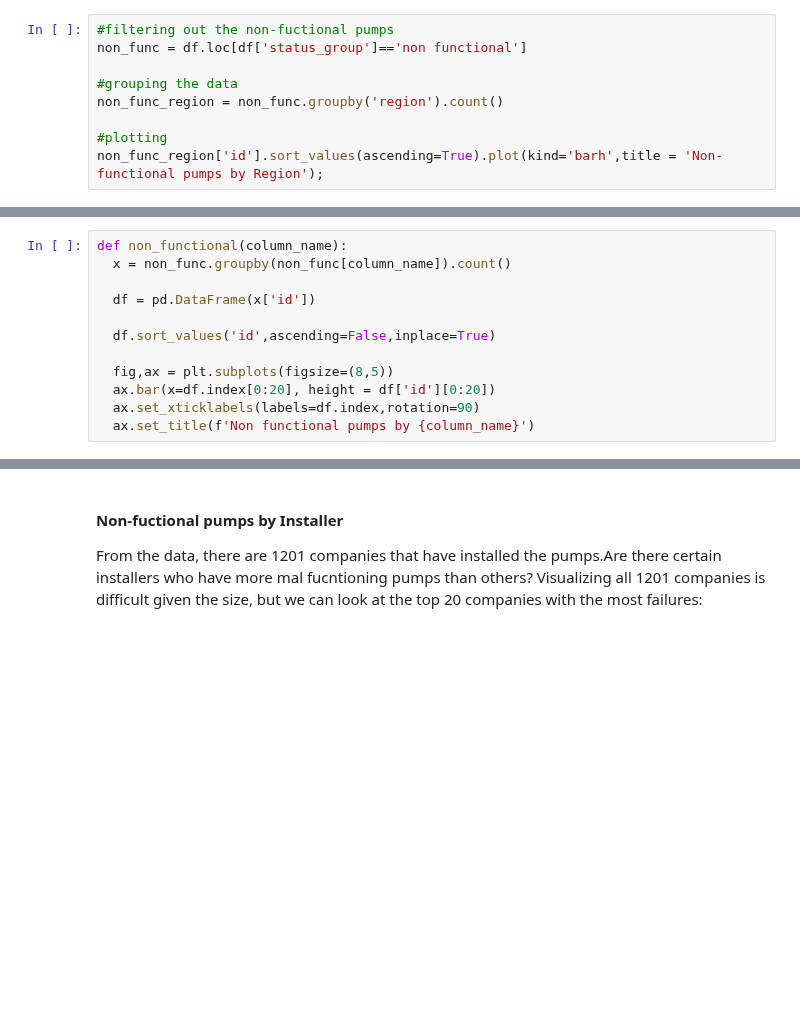
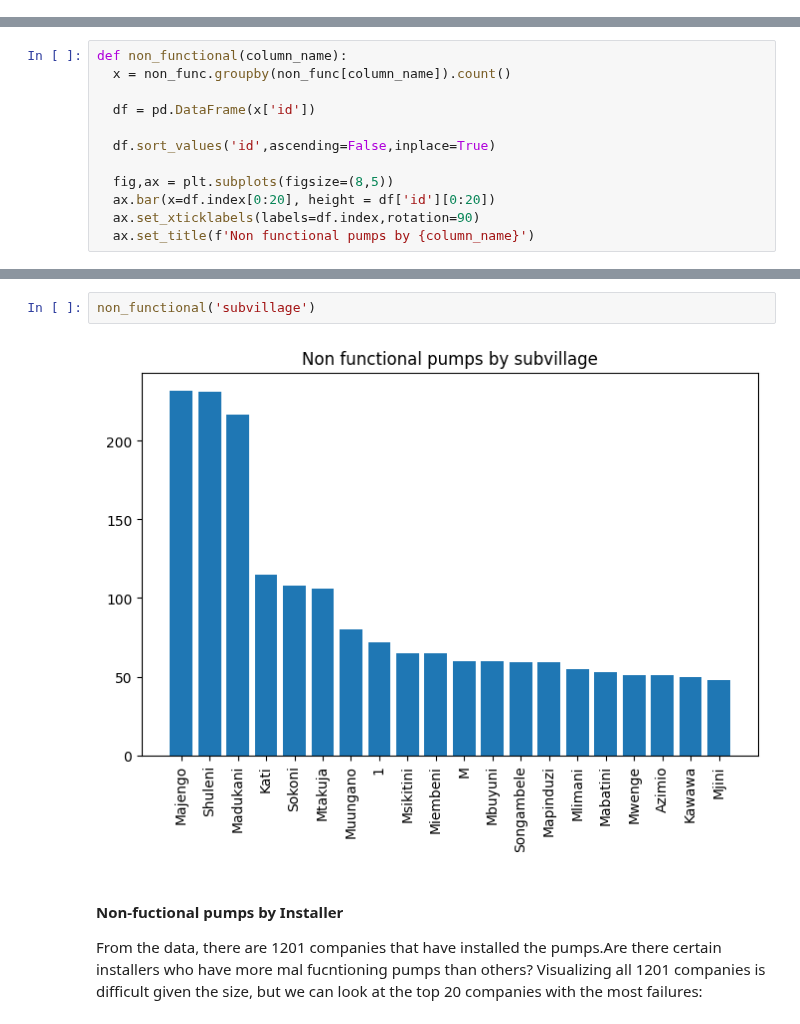
Before and after one commit to rahulakrish/water_pump_classifier, a Jupyter notebook: notebook.ipynb, the cells around one changed output, grey strips where cells are left out. Cells and saved outputs as stored; diff of their text form; blank space fills up the shorter version.

```diff
--- a/notebook.ipynb
+++ b/notebook.ipynb
@@ -125,9 +123,0 @@ We can also plot non-functional pumps by region to see so we can focus our atten
-# %%
-#filtering out the non-fuctional pumps
-non_func = df.loc[df['status_group']=='non functional']
-
-#grouping the data
-non_func_region = non_func.groupby('region').count()
-
-#plotting
-non_func_region['id'].sort_values(ascending=True).plot(kind='barh',title = 'Non-functional pumps by Region');
@@ -328,3 +321,7 @@ def non_functional(column_name):
+# %%
+non_functional('subvillage')
+# %% [output]
+[figure, added]
 # %% [markdown]
 #### Non-fuctional pumps by Installer
 From the data, there are 1201 companies that have installed the pumps.Are there certain installers who have more mal fucntioning pumps than others? Visualizing all 1201 companies is difficult given the size, but we can look at the top 20 companies with the most failures:
```
Also changed, not shown: parts of 32 cells of this notebook.
